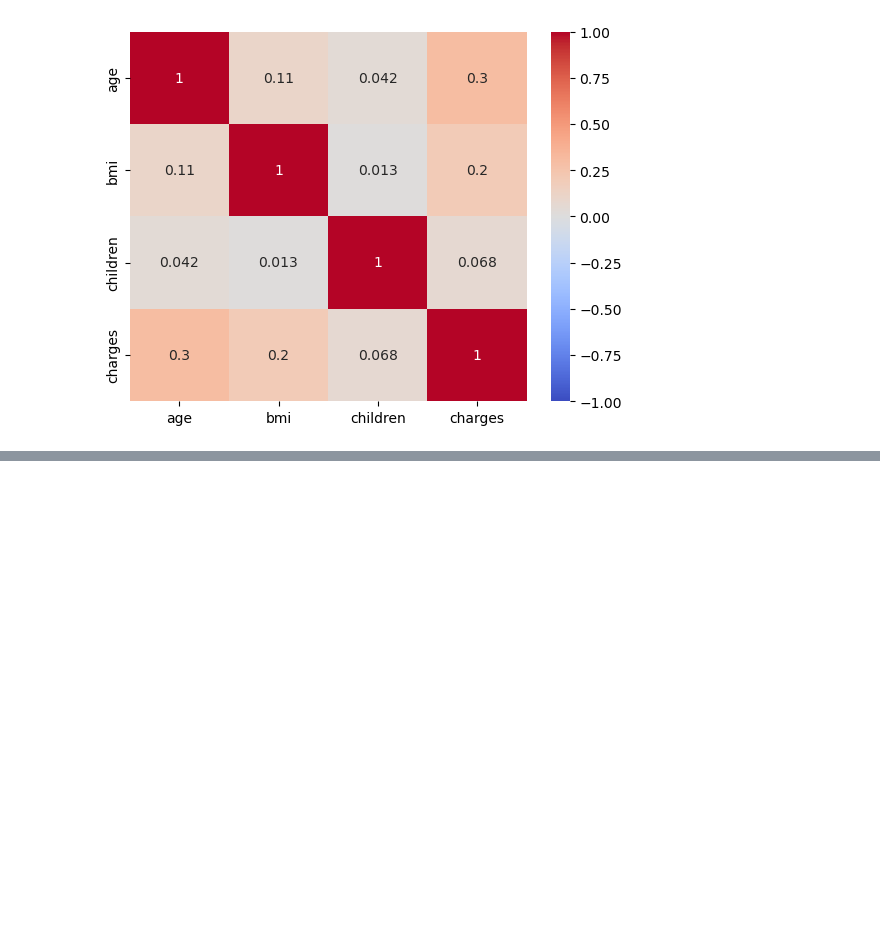
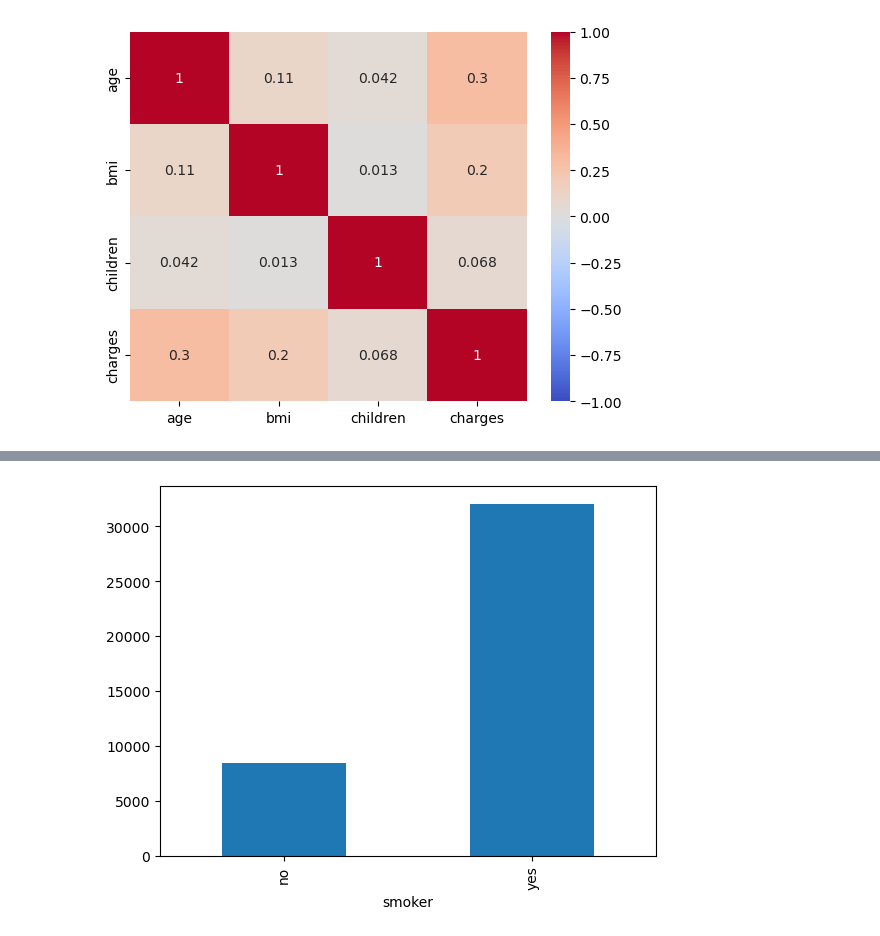
Before and after one commit to Camiloesp/PythonDataScience_SupervisedML, a Jupyter notebook: Regression_and_Forecasting/1_EDA.ipynb, the cells around one changed output, grey strips where cells are left out. Cells and saved outputs as stored; diff of their text form; code cells hidden in the pictures; blank space fills up the shorter version.

```diff
--- a/Regression_and_Forecasting/1_EDA.ipynb
+++ b/Regression_and_Forecasting/1_EDA.ipynb
@@ -118,0 +125,4 @@ sns.heatmap(insurance.corr(numeric_only=True), annot=True, vmin=-1, vmax=1, cmap
+# %%
+insurance.groupby('smoker')['charges'].mean().plot.bar();
+# %% [output]
+[figure, added]
```
Also changed, not shown: parts of 9 cells of this notebook, 1 other file.
